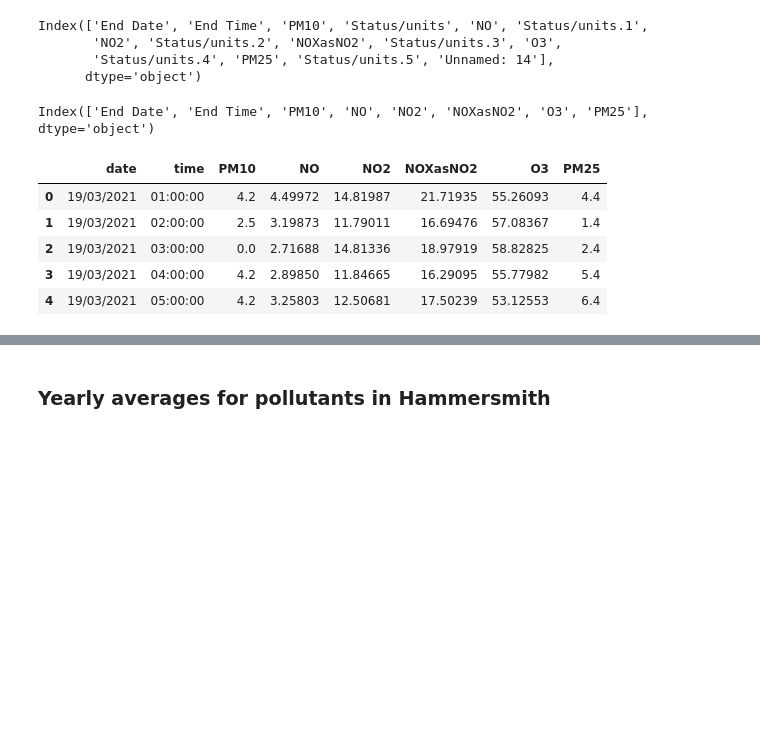
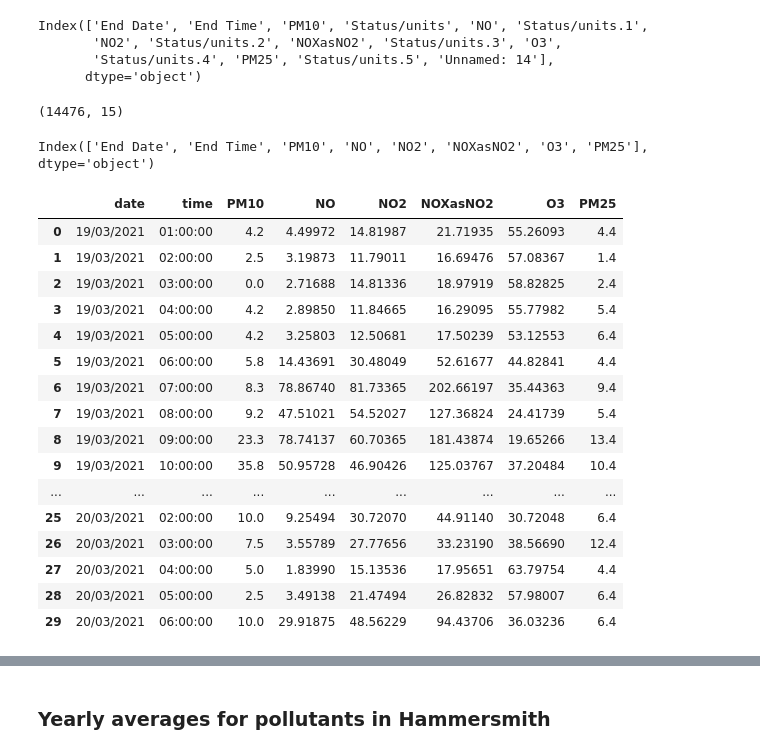
Before and after one commit to Frannerz/air_pollution_analysis, a Jupyter notebook: EDA_hammersmith.ipynb, the cells around one changed output, grey strips where cells are left out. Drawn from its saved outputs; the diff is of its cells as text; code cells hidden in the pictures; blank space fills up the shorter version.

Commit message:
further analysis on hammersmith

```diff
--- a/EDA_hammersmith.ipynb
+++ b/EDA_hammersmith.ipynb
@@ -495,6 +533,10 @@ Index(['End Date', 'End Time', 'PM10', 'Status/units', 'NO', 'Status/units.1',
        'NO2', 'Status/units.2', 'NOXasNO2', 'Status/units.3', 'O3',
        'Status/units.4', 'PM25', 'Status/units.5', 'Unnamed: 14'],
       dtype='object')
+# %%
+hammersmith_verified.shape
+# %% [output]
+(14476, 15)
 # %%
 hammersmith_verified = hammersmith_verified.drop(columns=['Status/units', 'Status/units.1', 'Status/units.2','Status/units.3', 'Status/units.4', 'Status/units.5','Unnamed: 14'])
 hammersmith_verified.columns
@@ -502,11 +544,22 @@ hammersmith_verified.columns
 Index(['End Date', 'End Time', 'PM10', 'NO', 'NO2', 'NOXasNO2', 'O3', 'PM25'], dtype='object')
 # %%
 hammersmith_verified = hammersmith_verified.rename(columns = {'End Date':'date','End Time':'time'})
-hammersmith_verified.head()
+hammersmith_verified.head(30)
 # %% [output]
 |  | date | time | PM10 | NO | NO2 | NOXasNO2 | O3 | PM25 |
 | 0 | 19/03/2021 | 01:00:00 | 4.2 | 4.49972 | 14.81987 | 21.71935 | 55.26093 | 4.4 |
 | 1 | 19/03/2021 | 02:00:00 | 2.5 | 3.19873 | 11.79011 | 16.69476 | 57.08367 | 1.4 |
 | 2 | 19/03/2021 | 03:00:00 | 0.0 | 2.71688 | 14.81336 | 18.97919 | 58.82825 | 2.4 |
 | 3 | 19/03/2021 | 04:00:00 | 4.2 | 2.89850 | 11.84665 | 16.29095 | 55.77982 | 5.4 |
 | 4 | 19/03/2021 | 05:00:00 | 4.2 | 3.25803 | 12.50681 | 17.50239 | 53.12553 | 6.4 |
+| 5 | 19/03/2021 | 06:00:00 | 5.8 | 14.43691 | 30.48049 | 52.61677 | 44.82841 | 4.4 |
+| 6 | 19/03/2021 | 07:00:00 | 8.3 | 78.86740 | 81.73365 | 202.66197 | 35.44363 | 9.4 |
+| 7 | 19/03/2021 | 08:00:00 | 9.2 | 47.51021 | 54.52027 | 127.36824 | 24.41739 | 5.4 |
+| 8 | 19/03/2021 | 09:00:00 | 23.3 | 78.74137 | 60.70365 | 181.43874 | 19.65266 | 13.4 |
+| 9 | 19/03/2021 | 10:00:00 | 35.8 | 50.95728 | 46.90426 | 125.03767 | 37.20484 | 10.4 |
+| ... | ... | ... | ... | ... | ... | ... | ... | ... |
+| 25 | 20/03/2021 | 02:00:00 | 10.0 | 9.25494 | 30.72070 | 44.91140 | 30.72048 | 6.4 |
+| 26 | 20/03/2021 | 03:00:00 | 7.5 | 3.55789 | 27.77656 | 33.23190 | 38.56690 | 12.4 |
+| 27 | 20/03/2021 | 04:00:00 | 5.0 | 1.83990 | 15.13536 | 17.95651 | 63.79754 | 4.4 |
+| 28 | 20/03/2021 | 05:00:00 | 2.5 | 3.49138 | 21.47494 | 26.82832 | 57.98007 | 6.4 |
+| 29 | 20/03/2021 | 06:00:00 | 10.0 | 29.91875 | 48.56229 | 94.43706 | 36.03236 | 6.4 |
```
Also changed, not shown: parts of 75 cells of this notebook, 1 other file.
